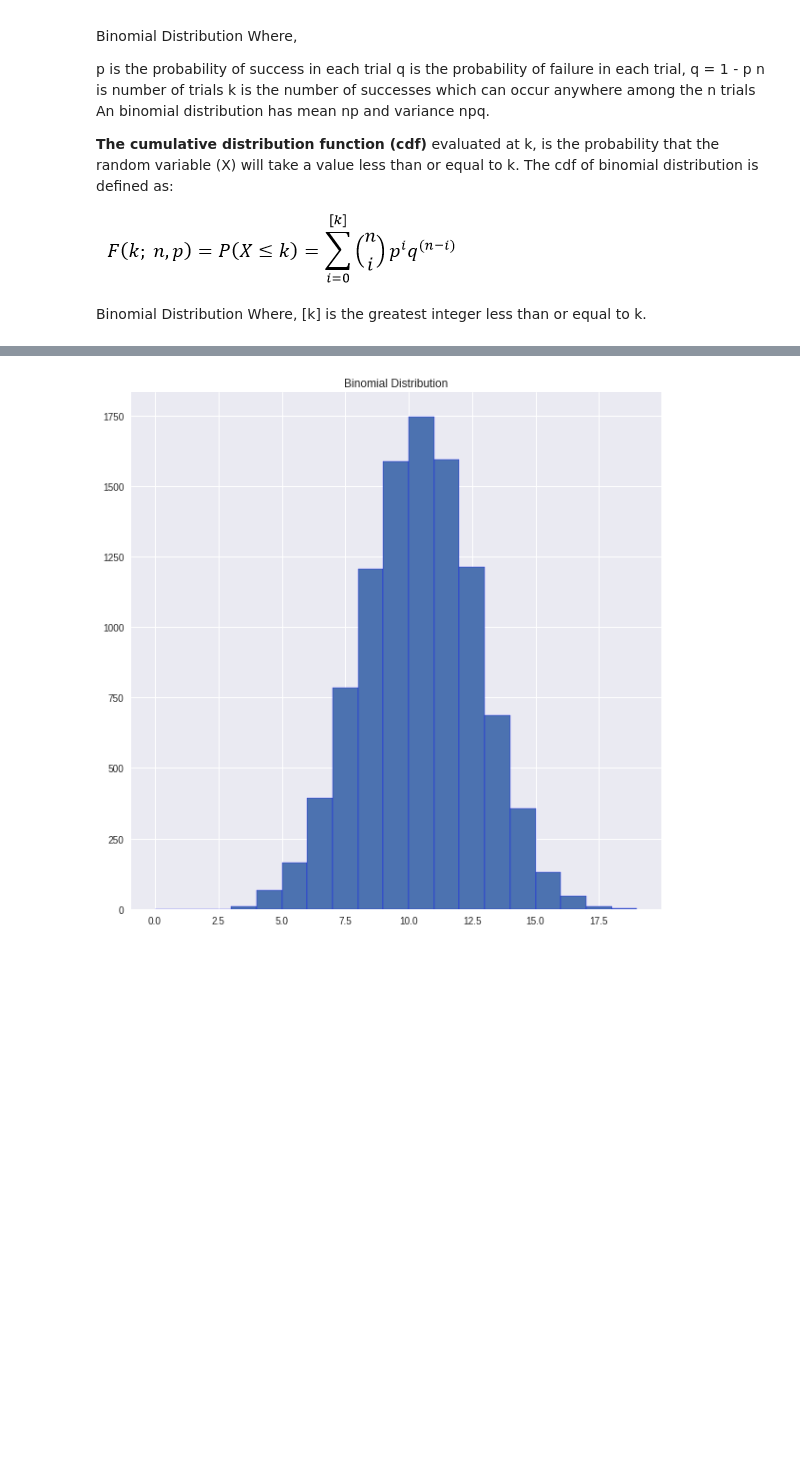
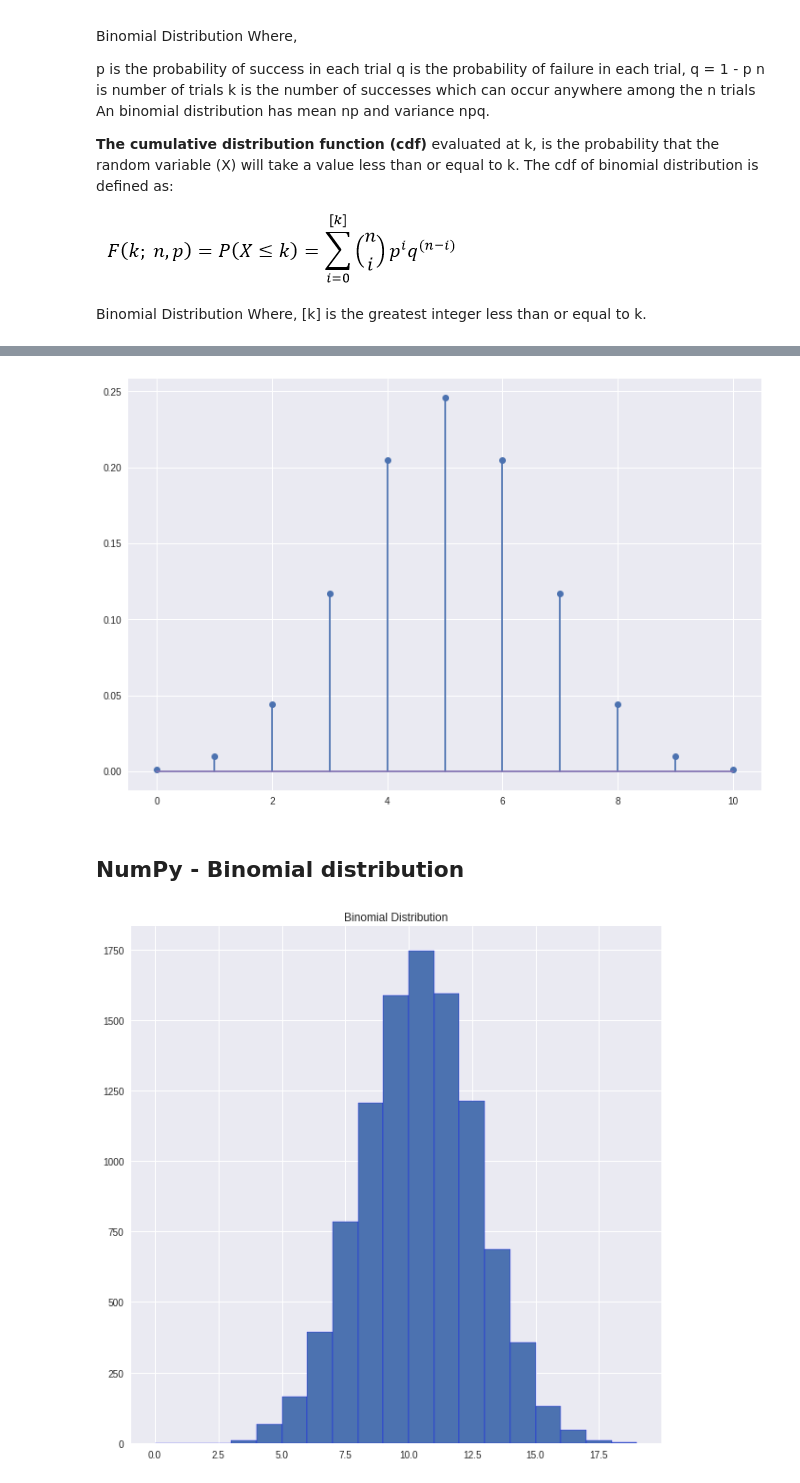
Before and after one commit to ruslanraupoff/mai-416854, a Jupyter notebook: spa.ipynb, the cells around one changed output, grey strips where cells are left out. Drawn from its saved outputs; the diff is of its cells as text; code cells hidden in the pictures; blank space fills up the shorter version.

```diff
--- a/spa.ipynb
+++ b/spa.ipynb
@@ -355,3 +376,14 @@ Where, [k] is the greatest integer less than or equal to k.
+# %%
+num_trials = 10
+heads_probability = .5
+
+probs = [ss.binom.pmf(i, num_trials, heads_probability) for i in range(11)]
+plt.stem(list(range(11)), probs)
+plt.show()
+# %% [output]
+[figure, added]
+# %% [markdown]
+## NumPy - Binomial distribution
 # %%
 
 #fixing the seed for reproducibility
```
Also changed, not shown: parts of 16 cells of this notebook.
